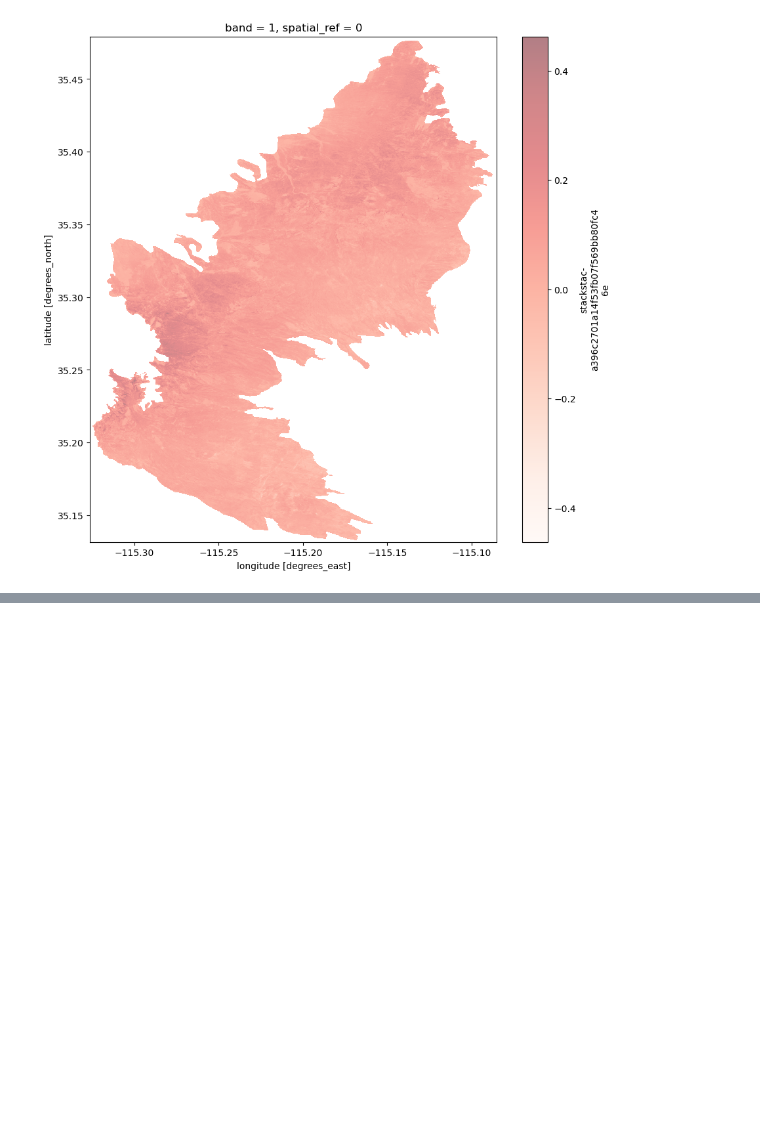
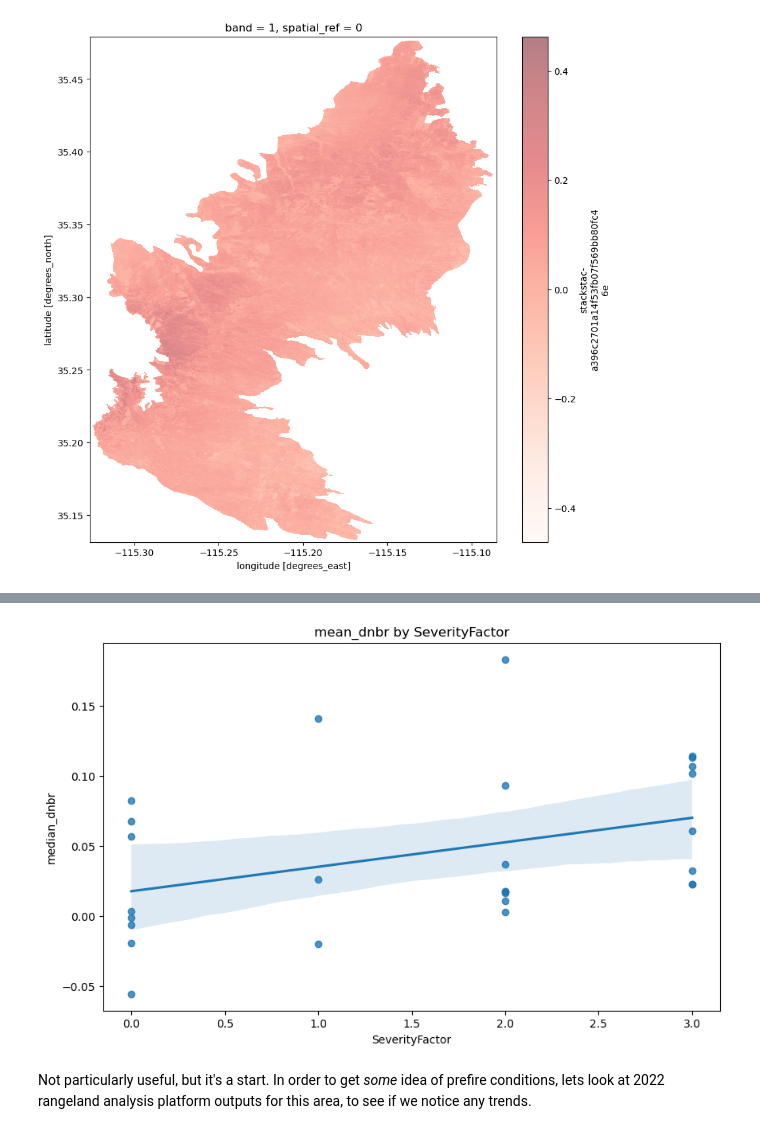
Before and after one commit to SchmidtDSE/burn-severity-mapping-poc, a Jupyter notebook: exploratory/ground_truth_comparison_york.ipynb, the cells around one changed output, grey strips where cells are left out. Saved outputs shown, nothing was run; the diff lists cells and outputs as text; code cells hidden in the pictures; blank space fills up the shorter version.

```diff
--- a/exploratory/ground_truth_comparison_york.ipynb
+++ b/exploratory/ground_truth_comparison_york.ipynb
@@ -125,0 +168,9 @@ approx_distance
+# %%
+plt.figure(figsize=(10, 6))
+sns.regplot(x='SeverityFactor', y='median_dnbr', data=gdf_aggr)
+plt.title('mean_dnbr by SeverityFactor')
+plt.show()
+# %% [output]
+[figure, added]
+# %% [markdown]
+Not particularly useful, but it's a start. In order to get _some_ idea of prefire conditions, lets look at 2022 rangeland analysis platform outputs for this area, to see if we notice any trends.
```
Also changed, not shown: parts of 17 cells of this notebook, 2 other files.
